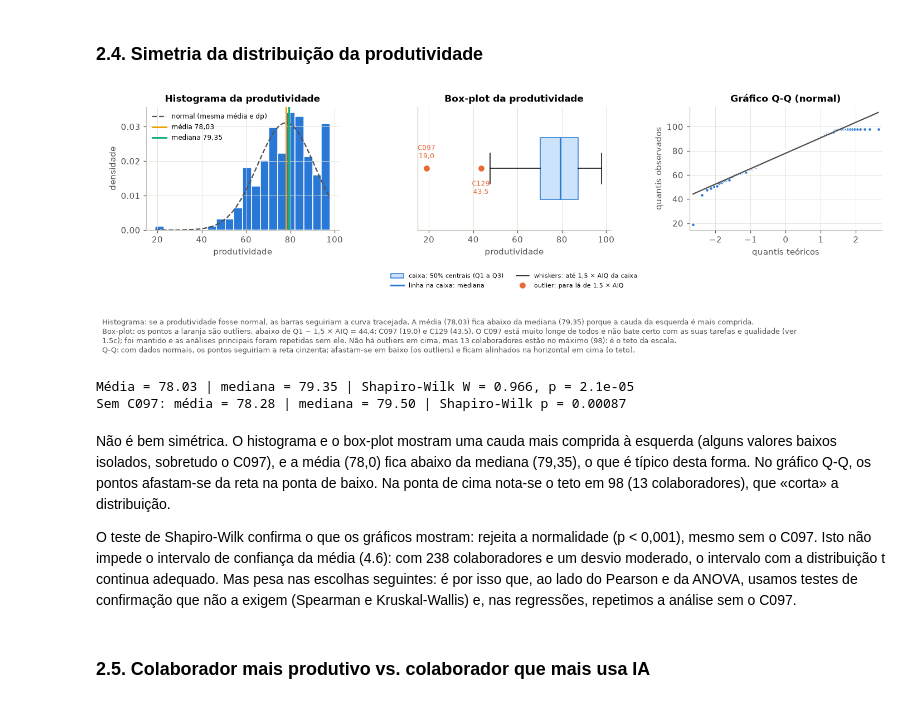
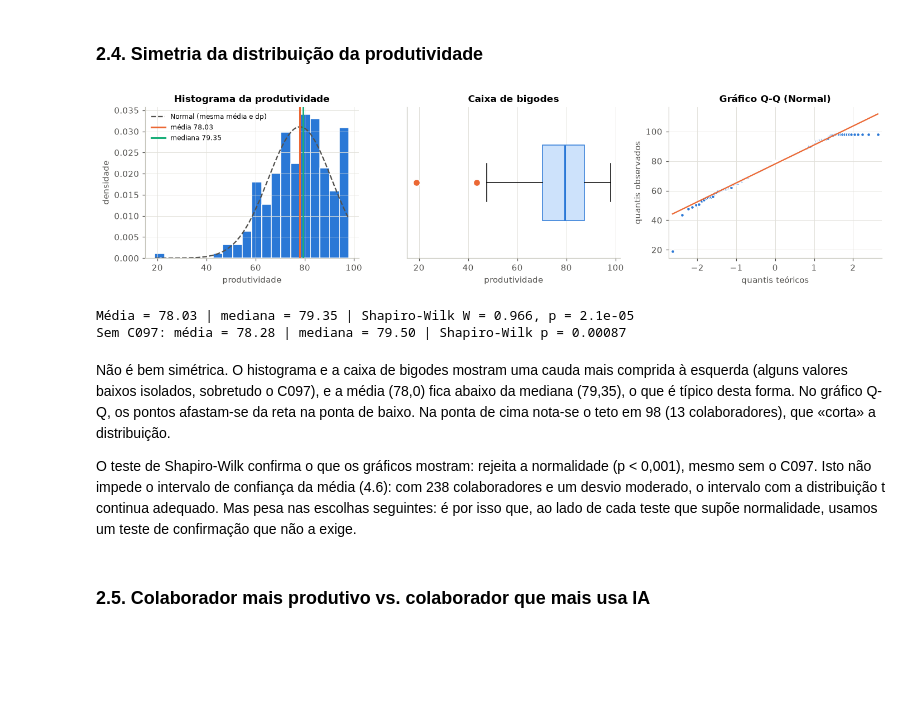
Before and after one commit to gcoutinho-ipca/tp1-mepa-ia-produtividade, a Jupyter notebook: TP1_MEPA_IA_Produtividade.ipynb, the cells around one changed output. Cells and saved outputs as stored; diff of their text form; code cells hidden in the pictures; blank space fills up the shorter version.

```diff
--- a/TP1_MEPA_IA_Produtividade.ipynb
+++ b/TP1_MEPA_IA_Produtividade.ipynb
@@ -680,56 +604,38 @@ O departamento com maior produtividade média é **Operações (79,2)**, seguido
 # %%
 # ────────────────────────────────────────────────────────────────────────────────────────
 # BLOCO 2.4 · Simetria da produtividade
-# O quê: histograma com a curva normal de referência, box-plot e gráfico Q-Q (Figura 2);
+# O quê: histograma com a curva normal de referência, caixa de bigodes e gráfico Q-Q (Figura 2);
 # depois o teste de Shapiro-Wilk, com e sem C097.
 # Porquê três gráficos: cada um mostra uma coisa (a forma, os valores afastados, a distância à normal).
 # Leitura: cauda mais comprida à esquerda e teto em 98; a distribuição não é simétrica nem normal.
 # ────────────────────────────────────────────────────────────────────────────────────────
-fora, lim_inf, lim_sup = outliers_aiq(p)
-ids_fora = df.loc[fora.index, "id_colaborador"]
-n_teto = int((p == p.max()).sum())
-fig, ax = plt.subplots(1, 3, figsize=(13, 3.8))
+fig, ax = plt.subplots(1, 3, figsize=(13, 3.4))
 ax[0].hist(p, bins=20, color=AZUL, edgecolor="white", density=True)
 x = np.linspace(p.min(), p.max(), 200)
-ax[0].plot(x, st.norm.pdf(x, p.mean(), p.std()), color=CINZA_TXT, lw=1.5, ls="--", label="normal (mesma média e dp)")
-ax[0].axvline(p.mean(), color=AMARELO, lw=2, label=f"média {fpt(p.mean(), 2)}")
-ax[0].axvline(p.median(), color=AQUA, lw=2, label=f"mediana {fpt(p.median(), 2)}")
-ax[0].legend(fontsize=8, frameon=False, loc="upper left")
-ax[0].set(title="Histograma da produtividade", xlabel="produtividade", ylabel="densidade")
+ax[0].plot(x, st.norm.pdf(x, p.mean(), p.std()), color=CINZA_TXT, lw=1.5, ls="--", label="Normal (mesma média e dp)")
+ax[0].axvline(p.mean(), color=LARANJA, lw=2, label=f"média {p.mean():.2f}")
+ax[0].axvline(p.median(), color=AQUA, lw=2, label=f"mediana {p.median():.2f}")
+ax[0].legend(fontsize=8, frameon=False); ax[0].set(title="Histograma da produtividade", xlabel="produtividade", ylabel="densidade")
 ax[1].boxplot(p, vert=False, widths=.5, patch_artist=True,
               boxprops=dict(facecolor="#cde2fb", color=AZUL), medianprops=dict(color=AZUL, lw=2),
               flierprops=dict(marker="o", markerfacecolor=LARANJA, markeredgecolor="white", markersize=8))
-for k, (i, v) in enumerate(fora.sort_values().items()):
-    ax[1].annotate(f"{ids_fora[i]}\n{fpt(v)}", (v, 1), xytext=(0, 12 if k % 2 == 0 else -30),
-                   textcoords="offset points", ha="center", fontsize=8, color=LARANJA)
-ax[1].set(title="Box-plot da produtividade", xlabel="produtividade", yticks=[])
-legenda_boxplot(ax[1])
-qq(p, ax[2], "Gráfico Q-Q (normal)")
-plt.tight_layout()
-lista = " e ".join(f"{ids_fora[i]} ({fpt(v)})" for i, v in fora.sort_values().items())
-nota(fig, f"Histograma: se a produtividade fosse normal, as barras seguiriam a curva tracejada. A média ({fpt(p.mean(), 2)}) "
-          f"fica abaixo da mediana ({fpt(p.median(), 2)}) porque a cauda da esquerda é mais comprida.\n"
-          f"Box-plot: os pontos a laranja são outliers, abaixo de Q1 − 1,5 × AIQ = {fpt(lim_inf)}: {lista}. O C097 está muito "
-          f"longe de todos e não bate certo com as suas tarefas e qualidade (ver 1.5c); foi mantido e as análises principais "
-          f"foram repetidas sem ele. Não há outliers em cima, mas {n_teto} colaboradores estão no máximo ({p.max():.0f}): "
-          f"é o teto da escala.\n"
-          f"Q-Q: com dados normais, os pontos seguiriam a reta cinzenta; afastam-se em baixo (os outliers) e ficam "
-          f"alinhados na horizontal em cima (o teto).")
-guardar(fig, "fig_2_4_produtividade"); plt.show()
+ax[1].set(title="Caixa de bigodes", xlabel="produtividade", yticks=[])
+qq(p, ax[2], "Gráfico Q-Q (Normal)")
+plt.tight_layout(); guardar(fig, "fig_2_4_produtividade"); plt.show()
 
 # Shapiro-Wilk: H0 = a produtividade segue uma distribuição normal
 sw = st.shapiro(p)
 print(f"Média = {p.mean():.2f} | mediana = {p.median():.2f} | Shapiro-Wilk W = {sw.statistic:.3f}, p = {sw.pvalue:.2g}")
 p_sem = p[df.loc[p.index, "id_colaborador"] != "C097"]
 print(f"Sem C097: média = {p_sem.mean():.2f} | mediana = {p_sem.median():.2f} | Shapiro-Wilk p = {st.shapiro(p_sem).pvalue:.2g}")
 # %% [output]
-[figure, old version]
+[figure, new version]
 Média = 78.03 | mediana = 79.35 | Shapiro-Wilk W = 0.966, p = 2.1e-05
 Sem C097: média = 78.28 | mediana = 79.50 | Shapiro-Wilk p = 0.00087
 # %% [markdown]
-Não é bem simétrica. O histograma e o box-plot mostram uma cauda mais comprida à esquerda (alguns valores baixos isolados, sobretudo o C097), e a média (78,0) fica abaixo da mediana (79,35), o que é típico desta forma. No gráfico Q-Q, os pontos afastam-se da reta na ponta de baixo. Na ponta de cima nota-se o teto em 98 (13 colaboradores), que «corta» a distribuição.
+Não é bem simétrica. O histograma e a caixa de bigodes mostram uma cauda mais comprida à esquerda (alguns valores baixos isolados, sobretudo o C097), e a média (78,0) fica abaixo da mediana (79,35), o que é típico desta forma. No gráfico Q-Q, os pontos afastam-se da reta na ponta de baixo. Na ponta de cima nota-se o teto em 98 (13 colaboradores), que «corta» a distribuição.
 
-O teste de Shapiro-Wilk confirma o que os gráficos mostram: rejeita a normalidade (p < 0,001), mesmo sem o C097. Isto não impede o intervalo de confiança da média (4.6): com 238 colaboradores e um desvio moderado, o intervalo com a distribuição t continua adequado. Mas pesa nas escolhas seguintes: é por isso que, ao lado do Pearson e da ANOVA, usamos testes de confirmação que não a exigem (Spearman e Kruskal-Wallis) e, nas regressões, repetimos a análise sem o C097.
+O teste de Shapiro-Wilk confirma o que os gráficos mostram: rejeita a normalidade (p < 0,001), mesmo sem o C097. Isto não impede o intervalo de confiança da média (4.6): com 238 colaboradores e um desvio moderado, o intervalo com a distribuição t continua adequado. Mas pesa nas escolhas seguintes: é por isso que, ao lado de cada teste que supõe normalidade, usamos um teste de confirmação que não a exige.
 # %% [markdown]
 ### 2.5. Colaborador mais produtivo vs. colaborador que mais usa IA
 # %%
```
Also changed, not shown: parts of 27 cells of this notebook.
